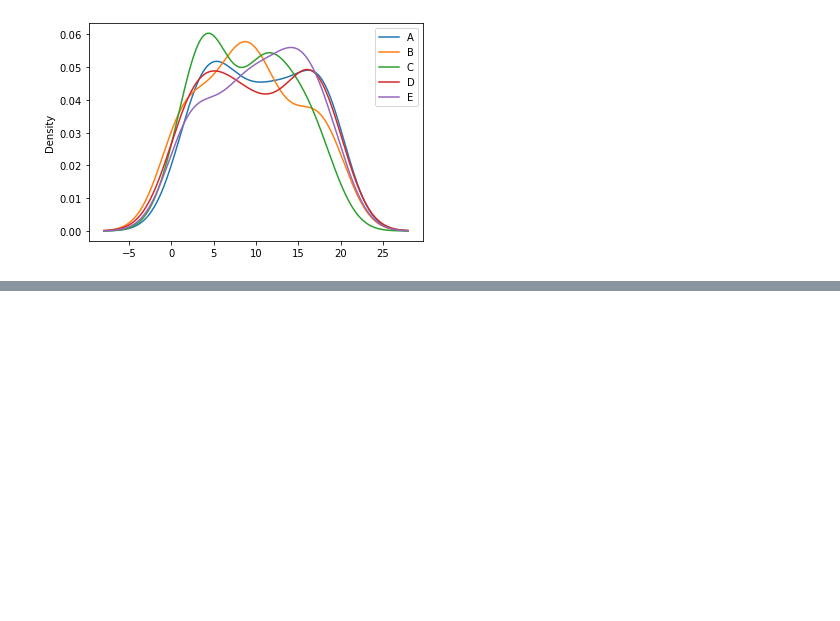
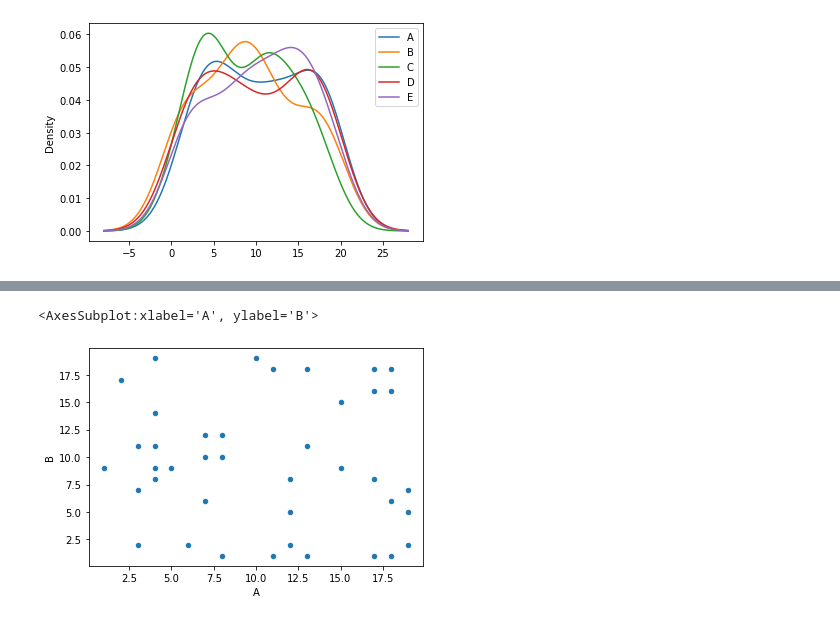
Before and after one commit to akeykoh/belajar_pandas, a Jupyter notebook: Python Pandas 32 - Week 8.ipynb, the cells around one changed output, grey strips where cells are left out. Drawn from its saved outputs; the diff is of its cells as text; code cells hidden in the pictures; blank space fills up the shorter version.

Commit message:
scatter plot

```diff
--- a/Python Pandas 32 - Week 8.ipynb
+++ b/Python Pandas 32 - Week 8.ipynb
@@ -227,0 +243,6 @@ df.plot(kind='kde')
+# %%
+# Melakukan plotting dan korelasi untuk kolom A dan B saja.
+df.plot(x='A', y='B', kind='scatter')
+# %% [output]
+<AxesSubplot:xlabel='A', ylabel='B'>
+[figure, added]
```
Also changed, not shown: parts of 3 cells of this notebook.
